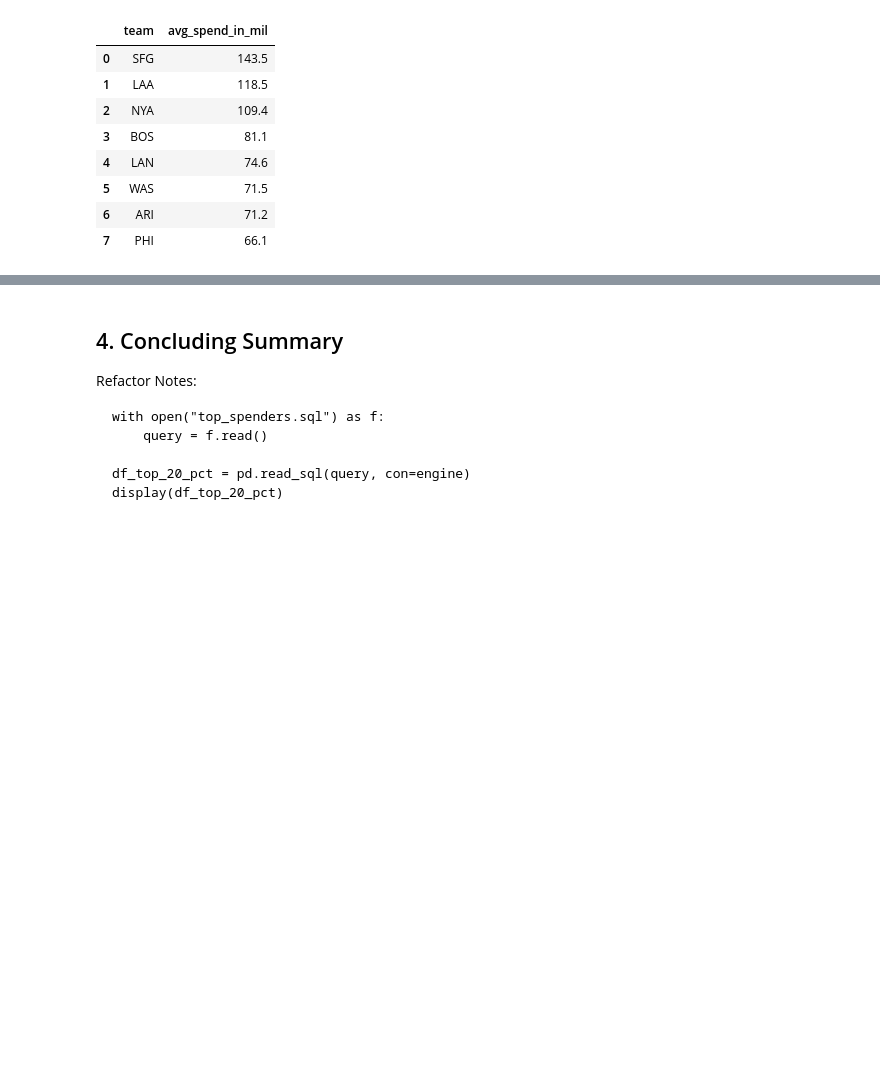
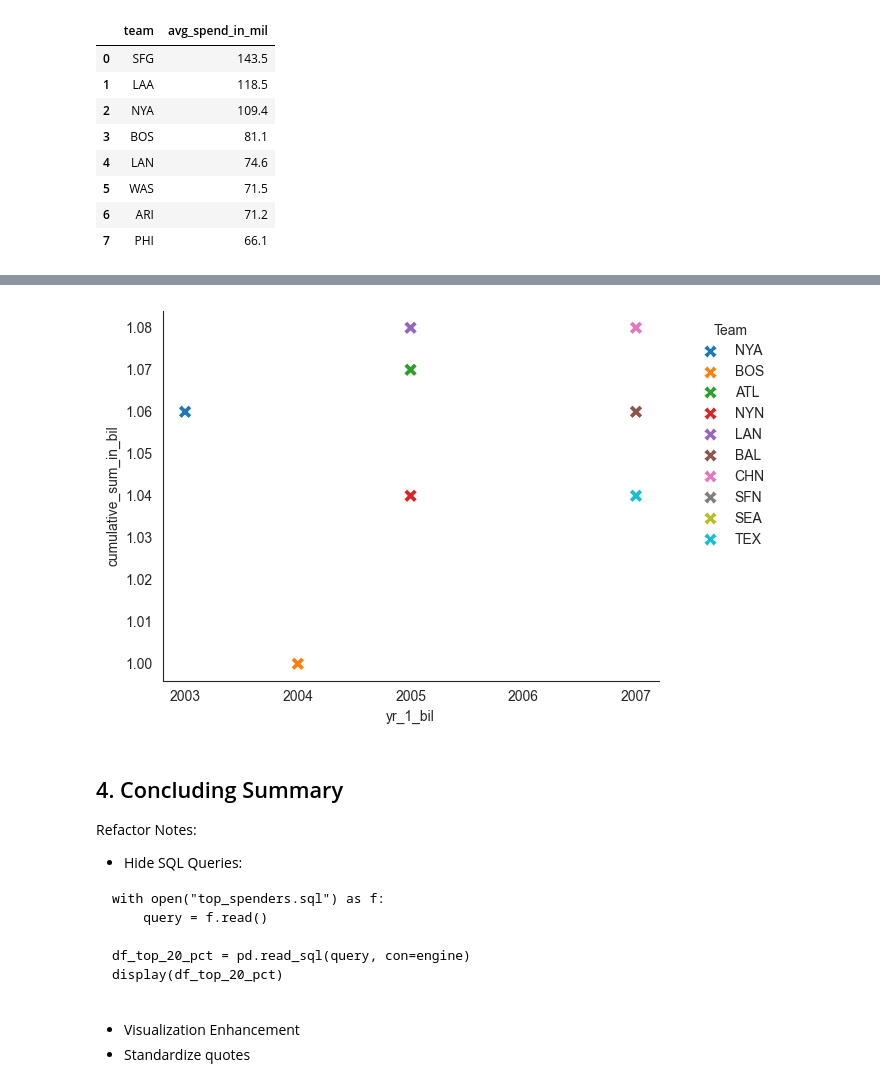
Before and after one commit to shree131/mlb-player-analytics, a Jupyter notebook: NoteBooks/MLB Players Analysis.ipynb, the cells around one changed output, grey strips where cells are left out. Cells and saved outputs as stored; diff of their text form; code cells hidden in the pictures; blank space fills up the shorter version.

````diff
--- a/NoteBooks/MLB Players Analysis.ipynb
+++ b/NoteBooks/MLB Players Analysis.ipynb
@@ -510,10 +644,27 @@ plt.show()
+# %%
+# Sort to find earliest teams hitting the $1B threshold
+early_spenders = df_one_bil_threshold.sort_values('yr_1_bil').reset_index(drop=True).head(10)
+
+sns.scatterplot(data=early_spenders, x='yr_1_bil', y='cumulative_sum_in_bil', hue='teamid', marker='X', s=100, palette='tab10')
+plt.xticks(range(2003, 2008, 1))
+plt.legend(title='Team', bbox_to_anchor=(1.05, 1), loc='upper left', edgecolor='white')
+plt.show()
+# %% [output]
+[figure, added]
 # %% [markdown]
 ## 4. Concluding Summary
 
 Refactor Notes:
+- Hide SQL Queries:
+
 ```
 with open("top_spenders.sql") as f:
     query = f.read()
 
 df_top_20_pct = pd.read_sql(query, con=engine)
 display(df_top_20_pct)
+
+```
+
+- Visualization Enhancement
+- Standardize quotes
````
Also changed, not shown: parts of 16 cells of this notebook, 1 other file.
